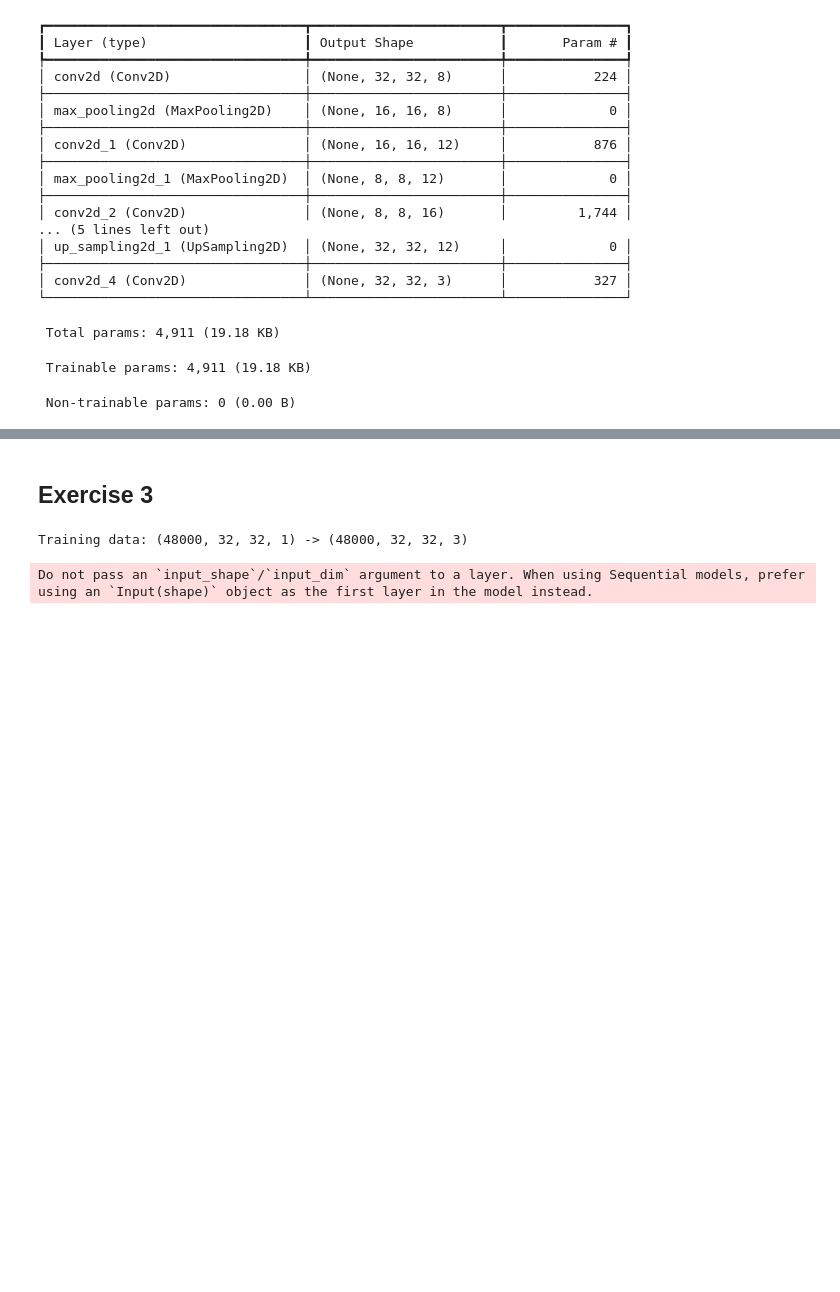
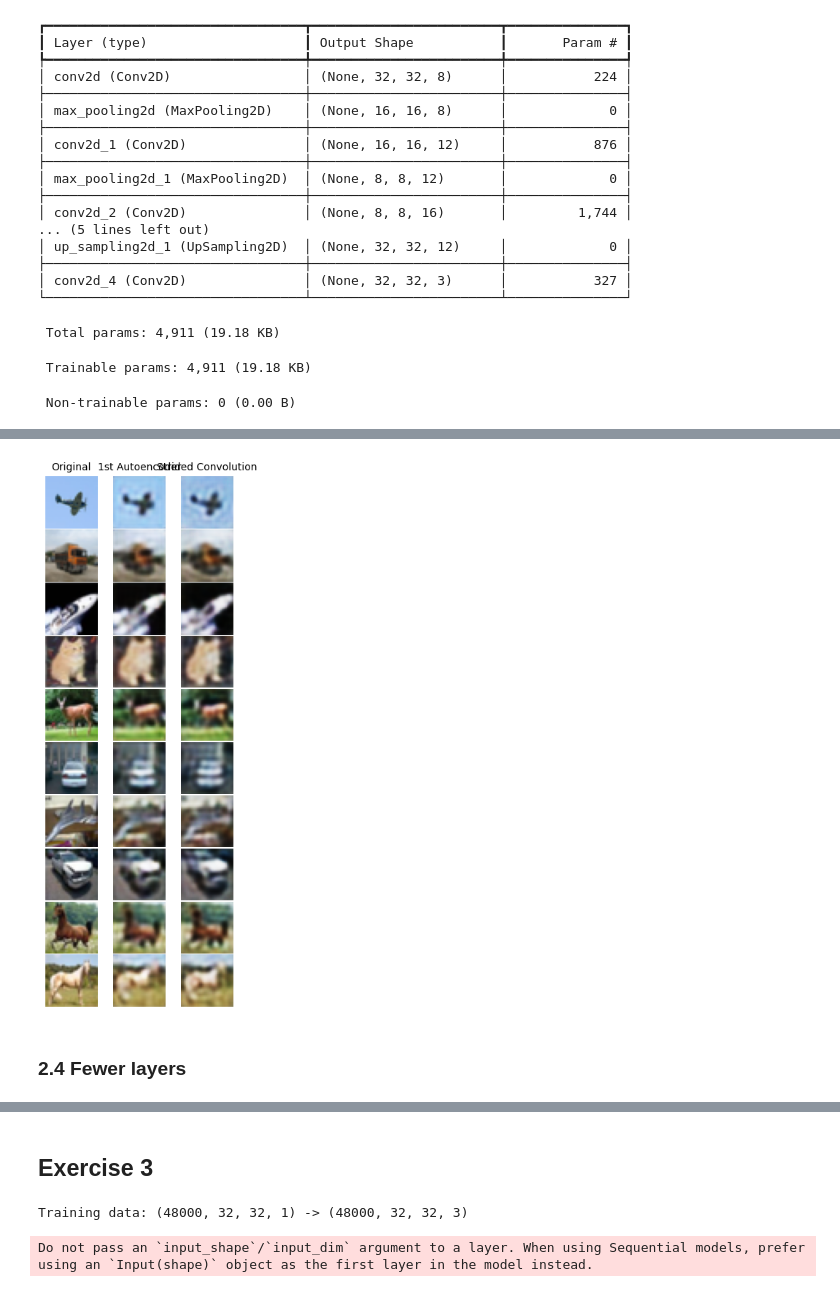
Before and after one commit to yadderace/ai-labs, a Jupyter notebook: advanced_ml/assignments/assignment2/autoencoders.ipynb, the cells around one changed output, grey strips where cells are left out. Drawn from its saved outputs; the diff is of its cells as text; code cells hidden in the pictures; blank space fills up the shorter version.

```diff
--- a/advanced_ml/assignments/assignment2/autoencoders.ipynb
+++ b/advanced_ml/assignments/assignment2/autoencoders.ipynb
@@ -150,0 +534,5 @@ plot_training_history(train_history)
+# %%
+# Show the results
+compare_autoencoders([autoencoder, autoencoder_incresed_fs],
+['1st Autoencoder', 'Strided Convolution'], images = x_test, n = 10)
+# %% [output]
@@ -150,0 +541,3 @@ plot_training_history(train_history)
+[figure, added]
+# %% [markdown]
+### 2.4 Fewer layers
```
Also changed, not shown: parts of 41 cells of this notebook.
